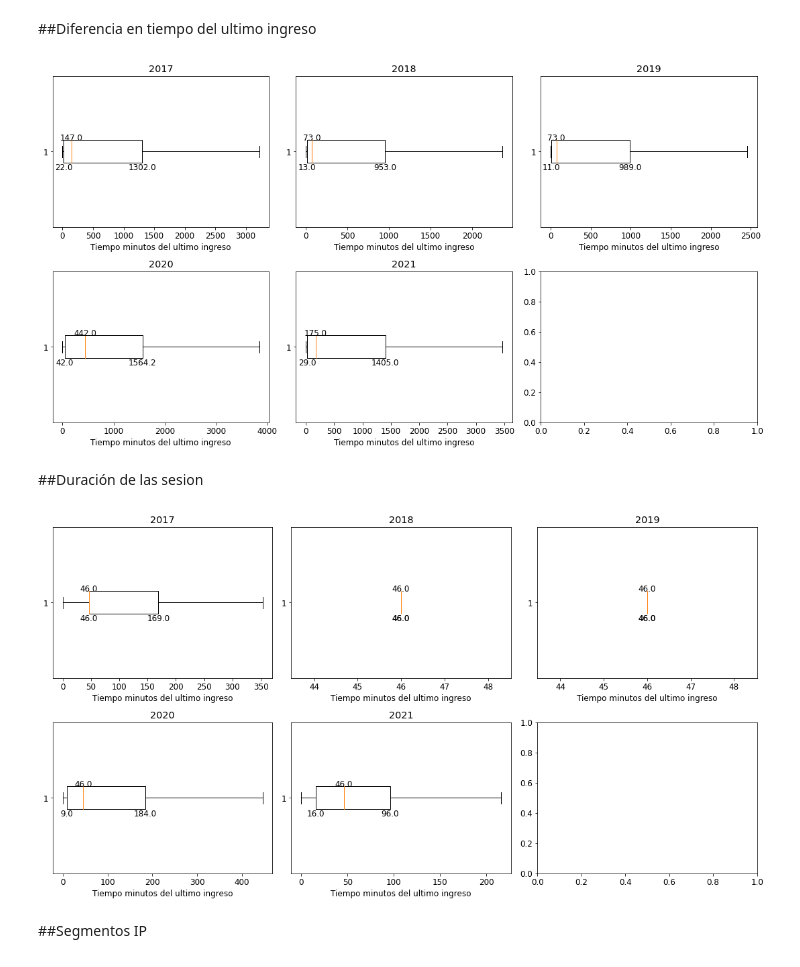
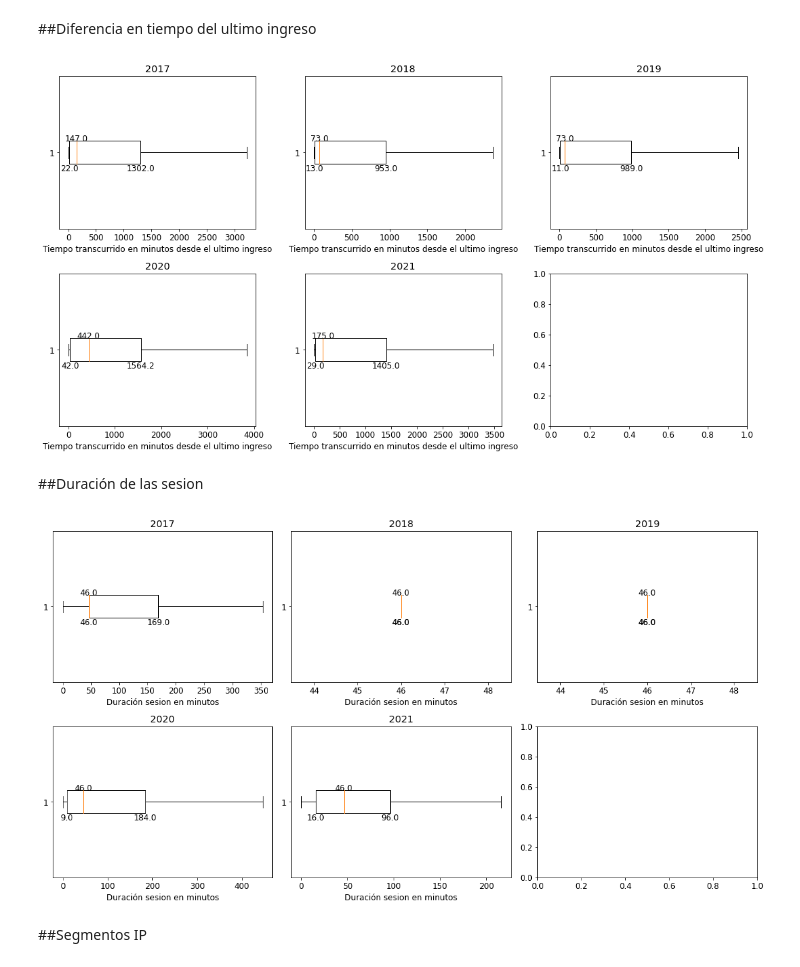
Before and after one commit to marardo/procesamiento_nube, a Jupyter notebook: DATA_CHALLENGE_PSA_V3.ipynb, the cells around one changed output. Drawn from its saved outputs; the diff is of its cells as text; code cells hidden in the pictures.

```diff
--- a/DATA_CHALLENGE_PSA_V3.ipynb
+++ b/DATA_CHALLENGE_PSA_V3.ipynb
@@ -404,27 +414,27 @@ graficoUnivariadoPromedio(df
 # %%
 #conectionNode	area
 graficoBoxPlot(total_rows,total_cols,df
                 ,'timeLastLogin'
-                ,'Tiempo minutos del ultimo ingreso'
+                ,'Tiempo transcurrido en minutos desde el ultimo ingreso'
                 ,np.arange(0, 12, 1)
                 ,np.arange(0, 60000, 5000)
                 ,'Barra'
                 ,45)
 # %% [output]
-[figure, old version]
+[figure, new version]
 # %% [markdown]
 ##Duración de las sesion
 # %%
 #conectionNode	area
 graficoBoxPlot(total_rows,total_cols,df
                 ,'timeSession'
-                ,'Tiempo minutos del ultimo ingreso'
+                ,'Duración sesion en minutos'
                 ,np.arange(0, 12, 1)
                 ,np.arange(0, 60000, 5000)
                 ,'Barra'
                 ,45)
 # %% [output]
-[figure, old version]
+[figure, new version]
 # %% [markdown]
 ##Segmentos IP
 # %%
```
Also changed, not shown: parts of 27 cells of this notebook.
